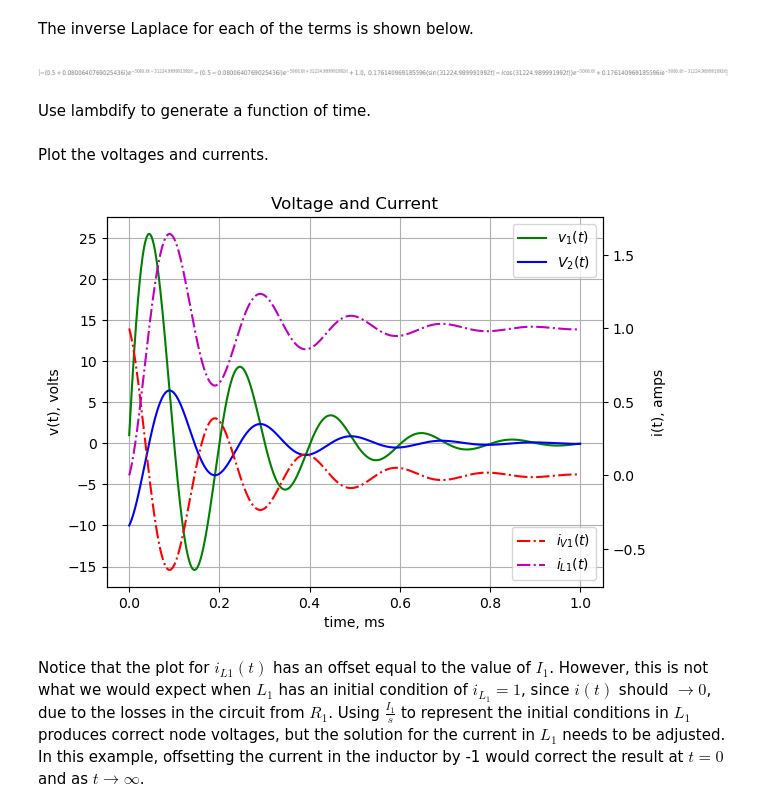
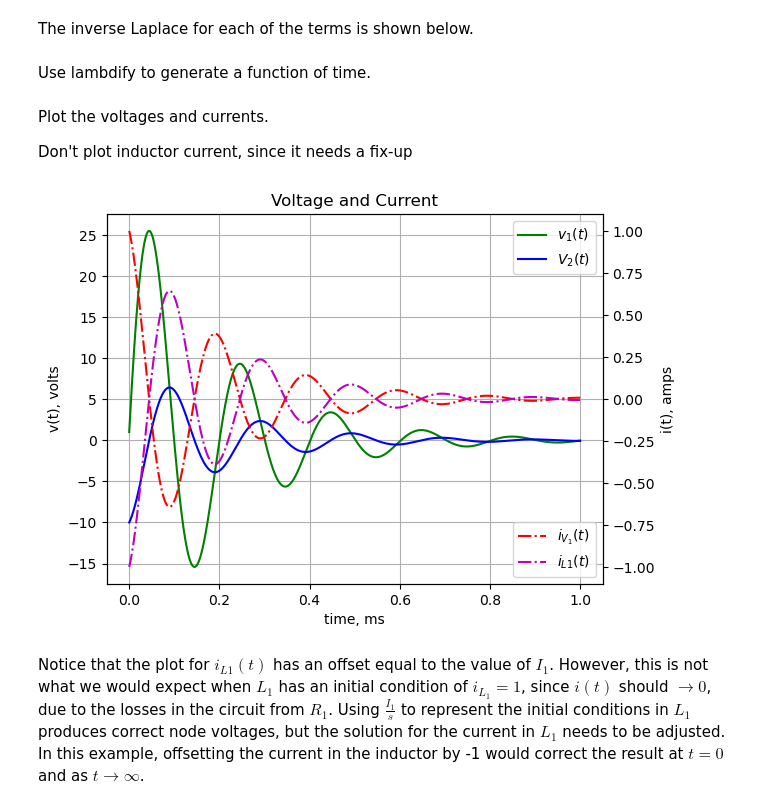
Before and after one commit to Tiburonboy/EE_jupyter_notebooks, a Jupyter notebook: Circuit_Analysis_with_Python/Circuit_analysis_w_python.ipynb, the cells around one changed output. Saved outputs shown, nothing was run; the diff lists cells and outputs as text; code cells hidden in the pictures.

```diff
--- a/Circuit_Analysis_with_Python/Circuit_analysis_w_python.ipynb
+++ b/Circuit_Analysis_with_Python/Circuit_analysis_w_python.ipynb
@@ -868,0 +637,4 @@ plt.show()
+# %%
+print('number of zeros: {:d}'.format(len(sys_zeros)))
+for i in sys_zeros:
+    print('{:,.2f} Hz'.format(i/(2*np.pi)))
@@ -868,0 +643,4 @@ plt.show()
+# %%
+print('number of poles: {:d}'.format(len(sys_poles)))
+for i in sys_poles:
+    print('{:,.2f} Hz'.format(i/(2*np.pi)))
@@ -930,7 +799,7 @@ fr
 # %% [markdown]
 The netlist generated by LTSpice is pasted into the cell below and some edits were made to remove the inductor series resistance.
 # %%
-net_list = '''
+ex2_net_list = '''
 * Wireless_power_transfer_v0.asc
 V1 1 0 1
 R1 2 1 1
@@ -942,7 +811,7 @@ L2 0 4 47e-6
 K L1 L2 0.5
 '''
 
-report, network_df, df2, A, X, Z = SymMNA.smna(net_list)
+report, network_df, df2, A, X, Z = SymMNA.smna(ex2_net_list)
 
 # Put matrices into SymPy
 X = Matrix(X)
@@ -1113,7 +1016,7 @@ The circuit was drawn using LTSpice and the netlist was pasted into the code.
 # %% [markdown]
 The code below assembles the network equations from the MNA matrices and displays the equations.
 # %%
-Example_3_net_list = '''
+ex3_net_list = '''
 * Initial_conditions_example_4_v1.asc
 L1 1 2 1e-3
 C1 1 3 1e-6
@@ -1122,7 +1025,7 @@ V1 3 0 1
 I1 2 1 1
 '''
 
-report, network_df, i_unk_df, A, X, Z = SymMNA.smna(Example_3_net_list)
+report, network_df, i_unk_df, A, X, Z = SymMNA.smna(ex3_net_list)
 
 # Put matrices into SymPy
 X = Matrix(X)
@@ -1292,9 +1309,5 @@ for p1 in terms:
 # %% [markdown]
 The inverse Laplace for each of the terms is shown below.
-# %%
-N
-# %% [output]
-[figure, removed]
 # %% [markdown]
 Use lambdify to generate a function of time.
 # %%
@@ -1306,36 +1319,38 @@ for p in N:
     func_L1_current_t += lambdify(t, p)(x)
 # %% [markdown]
 Plot the voltages and currents.
+
+Don't plot inductor current, since it needs a fix-up
 # %%
 fig, ax1 = plt.subplots()
 ax1.set_ylabel('v(t), volts')
 ax1.set_xlabel('time, ms')
 
 # plot voltages
 plt.plot(x*1000, func_node_1_voltage_t(x),'-g',label='$v_1(t)$')
 plt.plot(x*1000, func_node_2_voltage_t(x),'-b',label='$V_2(t)$')
 
 ax1.tick_params(axis='y')
 plt.legend(loc='upper right')
 plt.grid()
 
 # instantiate a second y-axes that shares the same x-axis
 ax2 = ax1.twinx()
 color = 'k'
 
 # plot currents
-plt.plot(x*1000, func_V1_current_t(x),'-.r',label='$i_{V1}(t)$')
-plt.plot(x*1000, np.real(func_L1_current_t),'-.m',label='$i_{L1}(t)$')
+plt.plot(x*1000, func_V1_current_t(x),'-.r',label='$i_{V_1}(t)$')
+plt.plot(x*1000, np.real(func_L1_current_t)-1,'-.m',label='$i_{L1}(t)$')
 
 ax2.set_ylabel('i(t), amps',color=color)
 ax2.tick_params(axis='y', labelcolor=color)
 
 plt.legend(loc='lower right')
 plt.title('Voltage and Current')
-plt.savefig('eg5_step.png', bbox_inches='tight')
+plt.savefig('eg3_step.png', bbox_inches='tight')
 plt.show()
 # %% [output]
-[figure, old version]
+[figure, new version]
 # %% [markdown]
 <!--
 Typst
```
Also changed, not shown: parts of 265 cells of this notebook, 10 other files.
